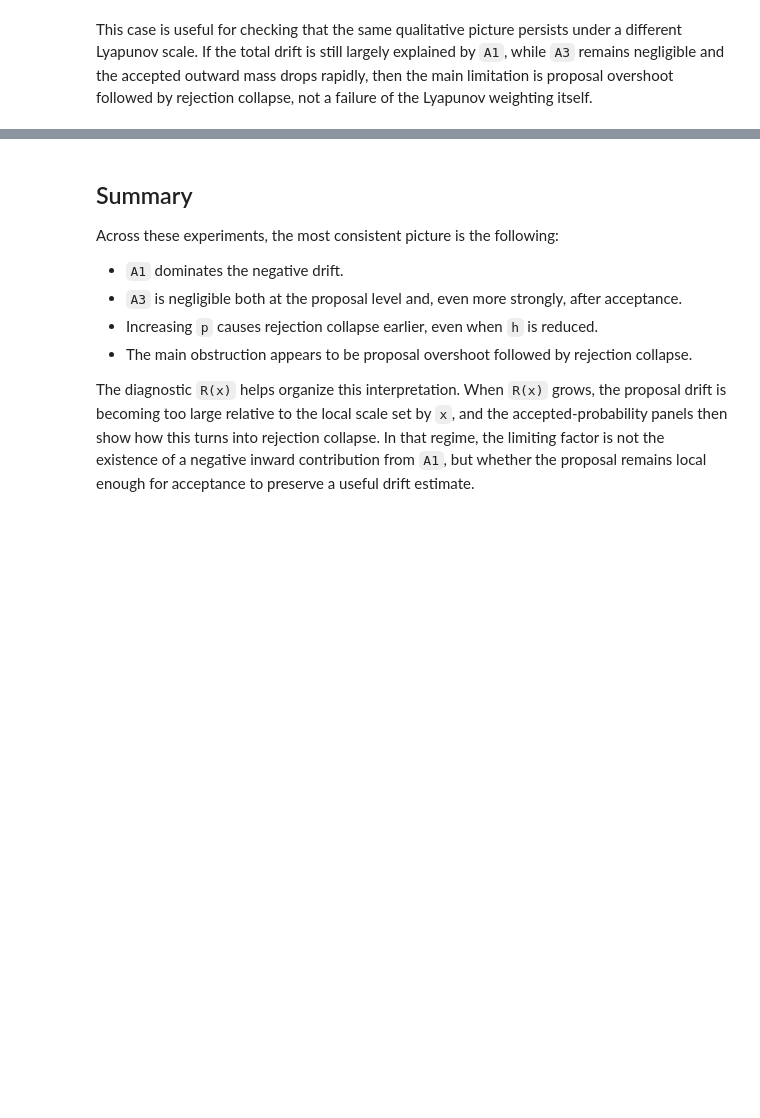
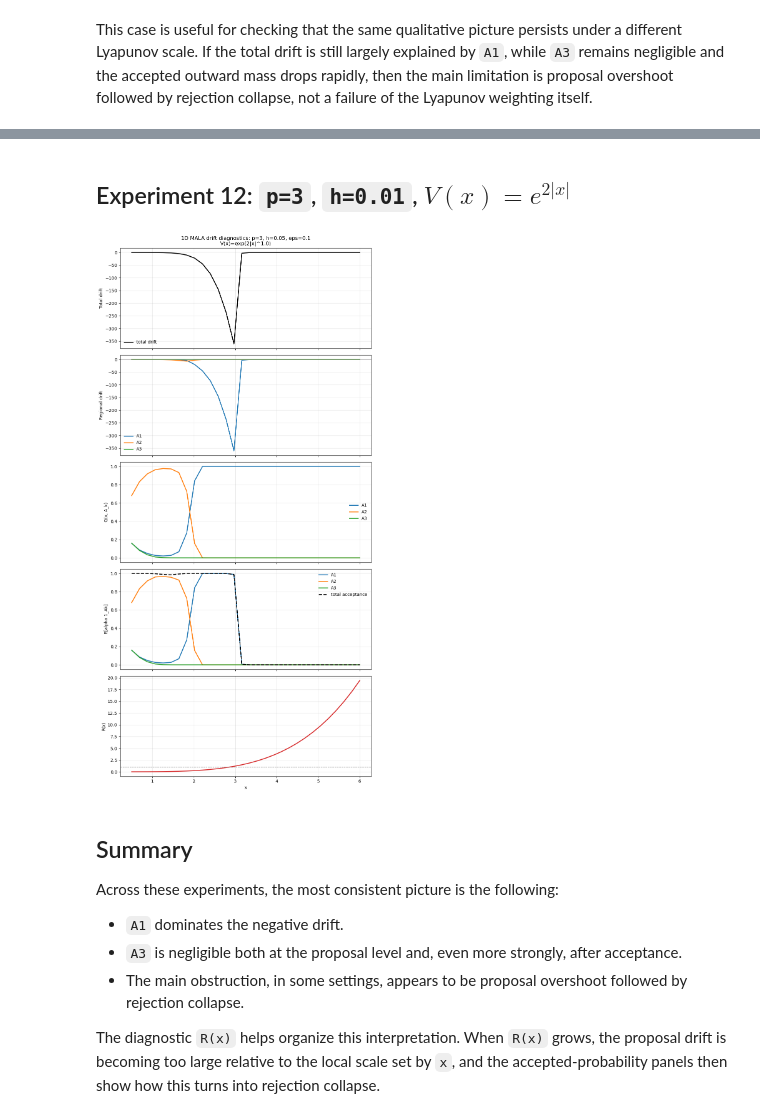
Before and after one commit to LeoScara00/MALA_light_tails, a Jupyter notebook: notebooks/01_drift_diagnostics.ipynb, the cells around one changed output, grey strips where cells are left out. Drawn from its saved outputs; the diff is of its cells as text; code cells hidden in the pictures; blank space fills up the shorter version.

```diff
--- a/notebooks/01_drift_diagnostics.ipynb
+++ b/notebooks/01_drift_diagnostics.ipynb
@@ -181,3 +217,15 @@ This case is useful for checking that the same qualitative picture persists unde
+# %% [markdown]
+## Experiment 12: `p=3`, `h=0.01`, $V(x)=e^{2|x|}$
+# %%
+result_10, lyapunov_10 = run_and_plot_experiment(
+    p=3,
+    h=0.05,
+    lyapunov_type="exp",
+    s=2,
+    beta=1.0,
+)
+# %% [output]
+[figure, added]
 # %% [markdown]
 ## Summary
 
@@ -185,7 +233,6 @@ Across these experiments, the most consistent picture is the following:
 
 - `A1` dominates the negative drift.
 - `A3` is negligible both at the proposal level and, even more strongly, after acceptance.
-- Increasing `p` causes rejection collapse earlier, even when `h` is reduced.
-- The main obstruction appears to be proposal overshoot followed by rejection collapse.
+- The main obstruction, in some settings, appears to be proposal overshoot followed by rejection collapse.
 
-The diagnostic `R(x)` helps organize this interpretation. When `R(x)` grows, the proposal drift is becoming too large relative to the local scale set by `x`, and the accepted-probability panels then show how this turns into rejection collapse. In that regime, the limiting factor is not the existence of a negative inward contribution from `A1`, but whether the proposal remains local enough for acceptance to preserve a useful drift estimate.
+The diagnostic `R(x)` helps organize this interpretation. When `R(x)` grows, the proposal drift is becoming too large relative to the local scale set by `x`, and the accepted-probability panels then show how this turns into rejection collapse.
```
Also changed, not shown: parts of 20 cells of this notebook, 1 other file.
